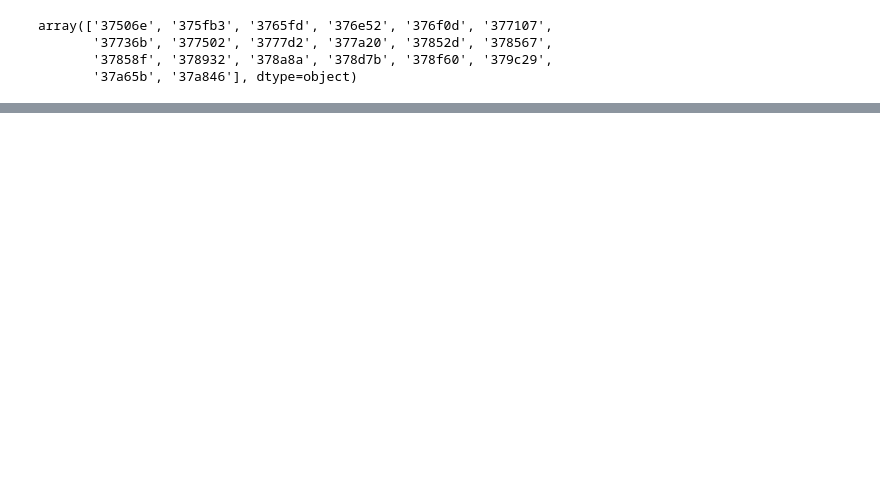
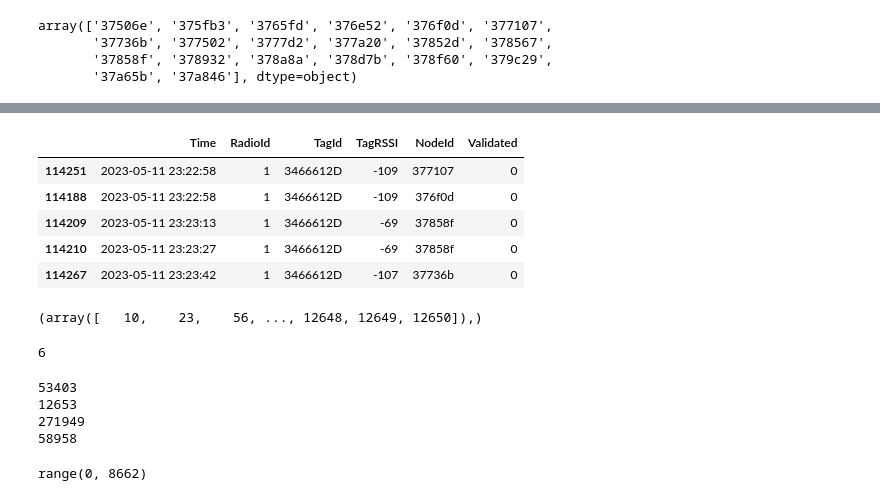
Before and after one commit to smarsland/CTTData, a Jupyter notebook: Localisation.ipynb, the cells around one changed output, grey strips where cells are left out. Saved outputs shown, nothing was run; the diff lists cells and outputs as text; code cells hidden in the pictures; blank space fills up the shorter version.

```diff
--- a/Localisation.ipynb
+++ b/Localisation.ipynb
@@ -42,0 +42,46 @@ Name: Time, Length: 85197, dtype: object
+# %%
+df = beeps.groupby(beeps['Time'])
+# %%
+df.head()
+# %% [output]
+|  | Time | RadioId | TagId | TagRSSI | NodeId | Validated |
+| 114251 | 2023-05-11 23:22:58 | 1 | 3466612D | -109 | 377107 | 0 |
+| 114188 | 2023-05-11 23:22:58 | 1 | 3466612D | -109 | 376f0d | 0 |
+| 114209 | 2023-05-11 23:23:13 | 1 | 3466612D | -69 | 37858f | 0 |
+| 114210 | 2023-05-11 23:23:27 | 1 | 3466612D | -69 | 37858f | 0 |
+| 114267 | 2023-05-11 23:23:42 | 1 | 3466612D | -107 | 37736b | 0 |
+# %%
+a = beeps[beeps.TagId==np.unique(beeps.TagId)[1]]
+t = a['Time'].duplicated()
+inds = np.where(t==True)
+print(inds)
+# %% [output]
+(array([   10,    23,    56, ..., 12648, 12649, 12650]),)
+# %%
+maxl = 0
+time = ""
+count = 0
+for i in range(100):#len(inds[0])):
+    if (a.Time.iloc[inds[0][i]] == time):
+        count+=1
+    else:
+        if count>maxl:
+            maxl = count
+        count = 0
+        time = a.Time.iloc[inds[0][i]]
+
+print(maxl)
+# %% [output]
+6
+# %%
+for t in np.unique(beeps.TagId):
+    print(np.shape(beeps[beeps.TagId==t])[0])
+# %% [output]
+53403
+12653
+271949
+58958
+# %%
+range(len(inds[0]))
+# %% [output]
+range(0, 8662)
```
Also changed, not shown: parts of 4 cells of this notebook, 3 other files.
